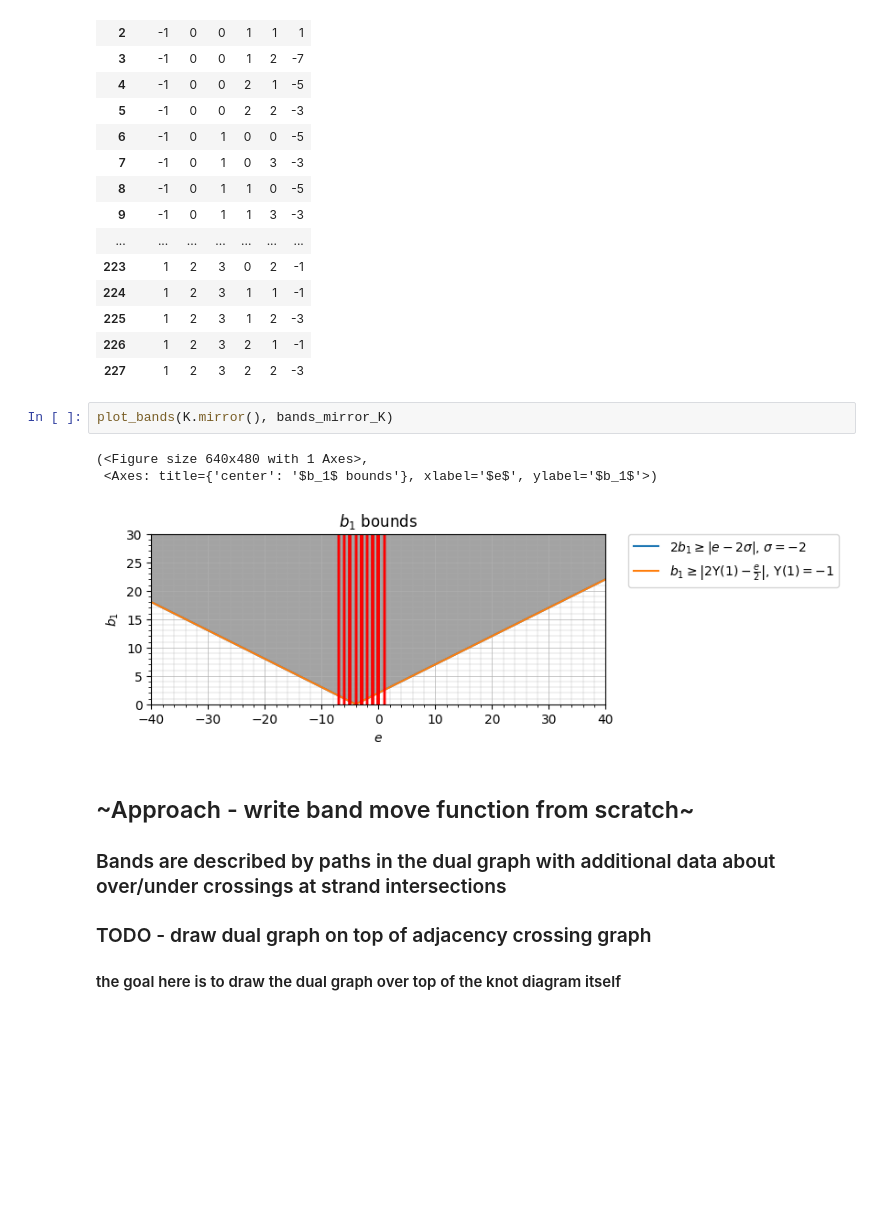
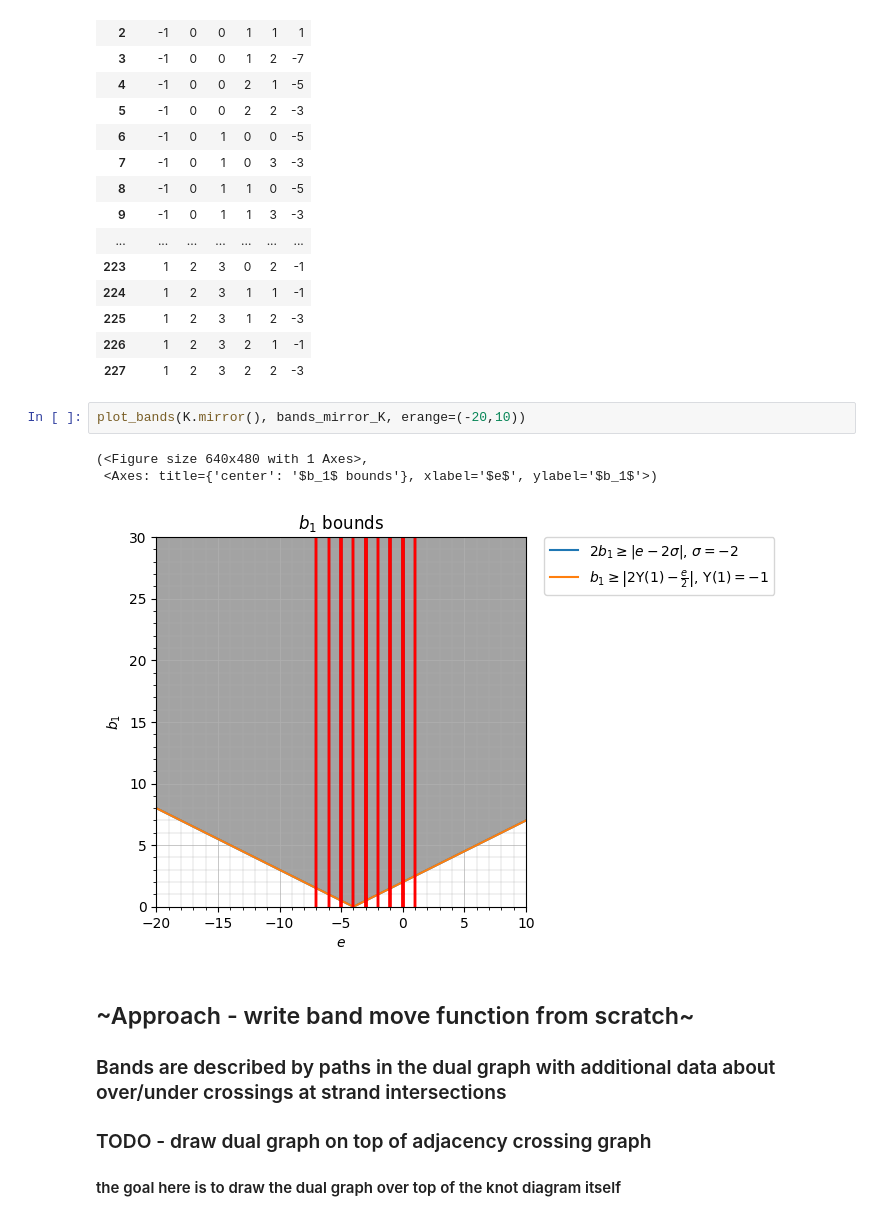
Before and after one commit to JulesGB/KnotGeography, a Jupyter notebook: band moves via dual graph.ipynb, the cells around one changed output. Drawn from its saved outputs; the diff is of its cells as text; blank space fills up the shorter version.

```diff
--- a/band moves via dual graph.ipynb
+++ b/band moves via dual graph.ipynb
@@ -145,12 +145,12 @@ number of failed band moves: 168
 | 225 | 1 | 2 | 3 | 1 | 2 | -3 |
 | 226 | 1 | 2 | 3 | 2 | 1 | -1 |
 | 227 | 1 | 2 | 3 | 2 | 2 | -3 |
-# %%
-plot_bands(K.mirror(), bands_mirror_K)
-# %% [output]
-(<Figure size 640x480 with 1 Axes>,
- <Axes: title={'center': '$b_1$ bounds'}, xlabel='$e$', ylabel='$b_1$'>)
-[figure, removed]
+# %%
+plot_bands(K.mirror(), bands_mirror_K, erange=(-20,10))
+# %% [output]
+(<Figure size 640x480 with 1 Axes>,
+ <Axes: title={'center': '$b_1$ bounds'}, xlabel='$e$', ylabel='$b_1$'>)
+[figure, added]
 # %% [markdown]
 ## ~Approach - write band move function from scratch~
 
```
Also changed, not shown: parts of 2 cells of this notebook.
